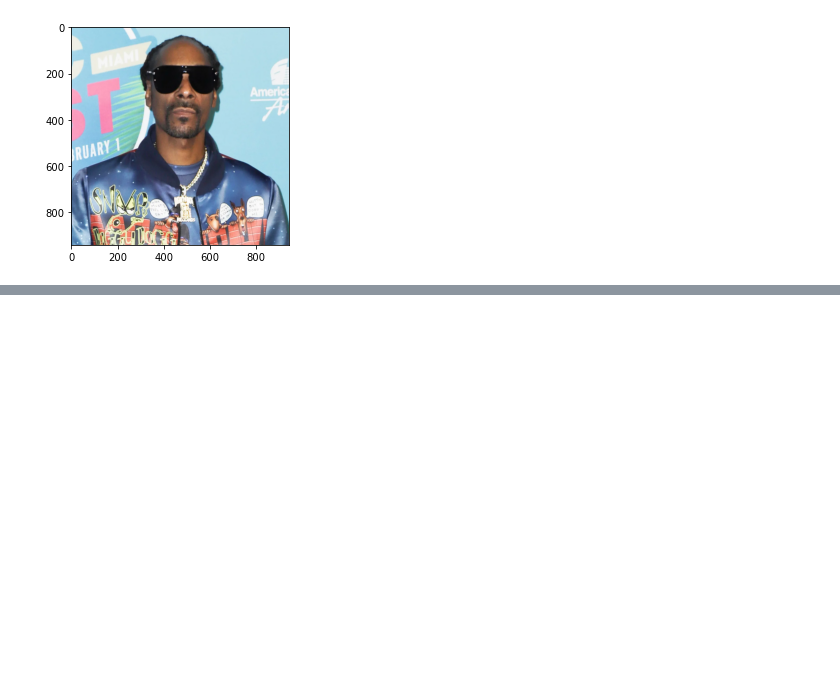
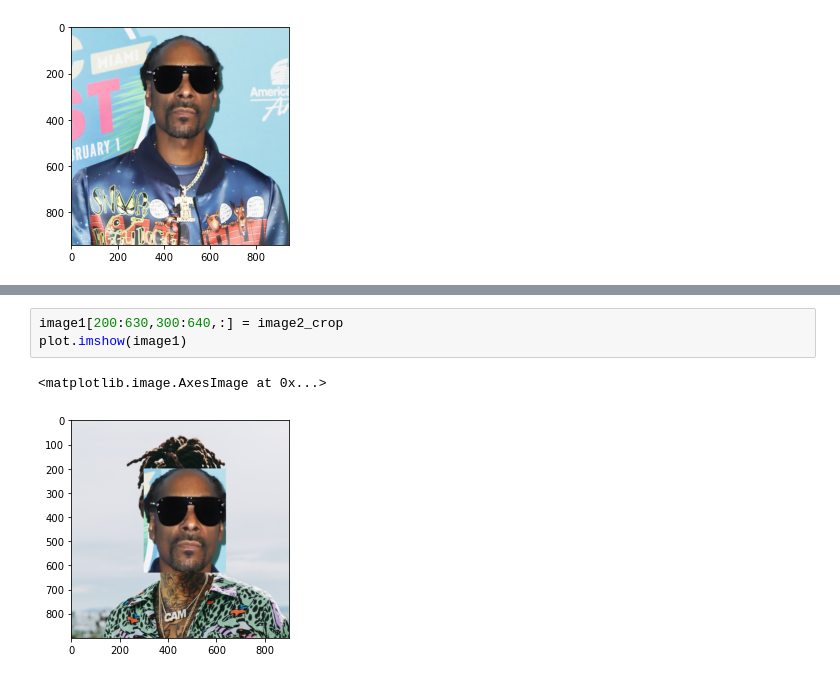
Before and after one commit to Rohan-jerry/opencv_practical, a Jupyter notebook: Task-4.ipynb, the cells around one changed output, grey strips where cells are left out. Drawn from its saved outputs; the diff is of its cells as text; blank space fills up the shorter version.

```diff
--- a/Task-4.ipynb
+++ b/Task-4.ipynb
@@ -123,0 +142,6 @@ image1_crop = image1[]
+# %%
+image1[200:630,300:640,:] = image2_crop
+plot.imshow(image1)
+# %% [output]
+<matplotlib.image.AxesImage at 0x...>
+[figure, added]
```
Also changed, not shown: parts of 15 cells of this notebook.
